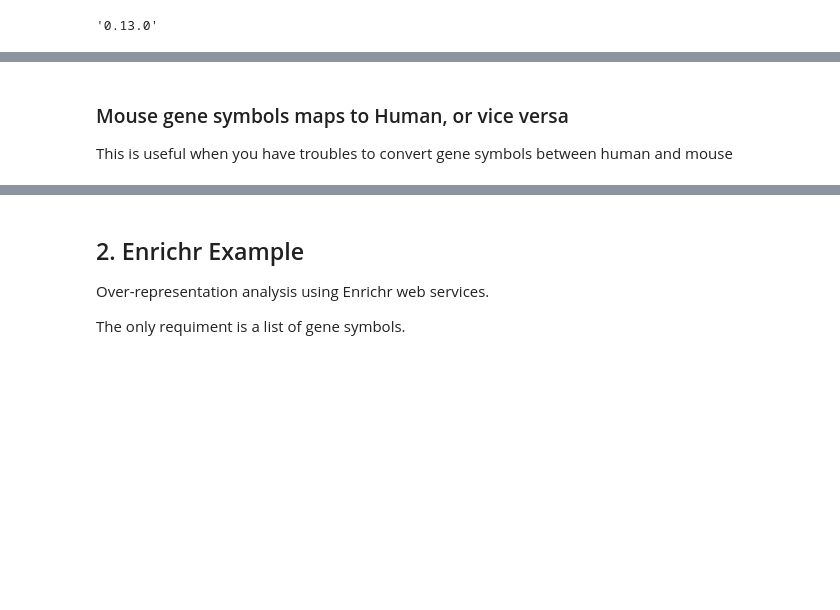
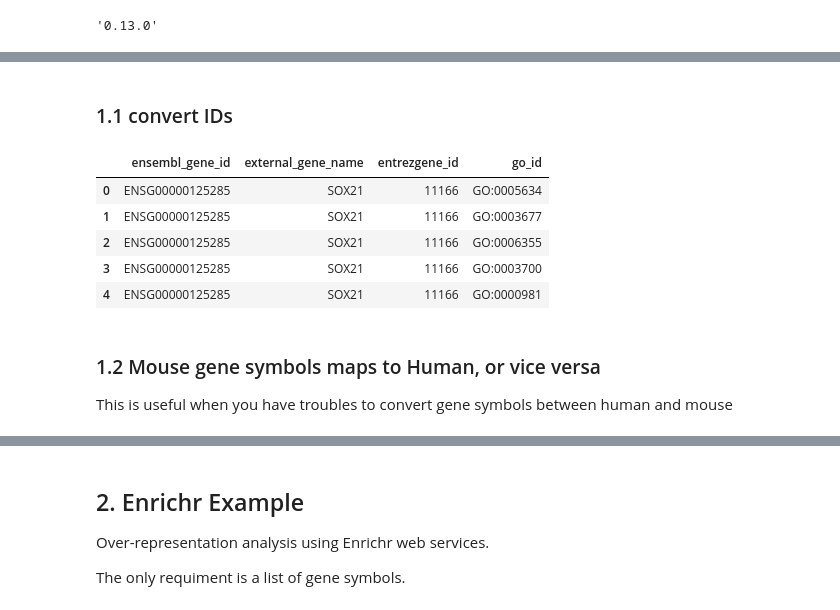
Before and after one commit to zqfang/GSEApy, a Jupyter notebook: docs/gseapy_example.ipynb, the cells around one changed output, grey strips where cells are left out. Cells and saved outputs as stored; diff of their text form; code cells hidden in the pictures; blank space fills up the shorter version.

```diff
--- a/docs/gseapy_example.ipynb
+++ b/docs/gseapy_example.ipynb
@@ -40,5 +25,32 @@ results = bm.query(dataset='hsapiens_gene_ensembl',
+# %% [markdown]
+### 1.1 convert IDs
+# %%
+from gseapy import Biomart
+bm = Biomart()
+# %%
+## view validated marts
+# marts = bm.get_marts()
+## view validated dataset
+# datasets = bm.get_datasets(mart='ENSEMBL_MART_ENSEMBL')
+## view validated attributes
+# attrs = bm.get_attributes(dataset='hsapiens_gene_ensembl')
+## view validated filters
+# filters = bm.get_filters(dataset='hsapiens_gene_ensembl')
+## query results
+queries ={'ensembl_gene_id': ['ENSG00000125285','ENSG00000182968'] } # need to be a dict object
+results = bm.query(dataset='hsapiens_gene_ensembl',
+                   attributes=['ensembl_gene_id', 'external_gene_name', 'entrezgene_id', 'go_id'],
+                   filters=queries)
+results.head()
+# %% [output]
+|  | ensembl_gene_id | external_gene_name | entrezgene_id | go_id |
+| 0 | ENSG00000125285 | SOX21 | 11166 | GO:0005634 |
+| 1 | ENSG00000125285 | SOX21 | 11166 | GO:0003677 |
+| 2 | ENSG00000125285 | SOX21 | 11166 | GO:0006355 |
+| 3 | ENSG00000125285 | SOX21 | 11166 | GO:0003700 |
+| 4 | ENSG00000125285 | SOX21 | 11166 | GO:0000981 |
 # %% [markdown]
-###  Mouse gene symbols maps to Human, or vice versa
+### 1.2  Mouse gene symbols maps to Human, or vice versa
 
 This is useful when you have troubles to convert gene symbols between human and mouse
 # %%
```
Also changed, not shown: parts of 17 cells of this notebook.
